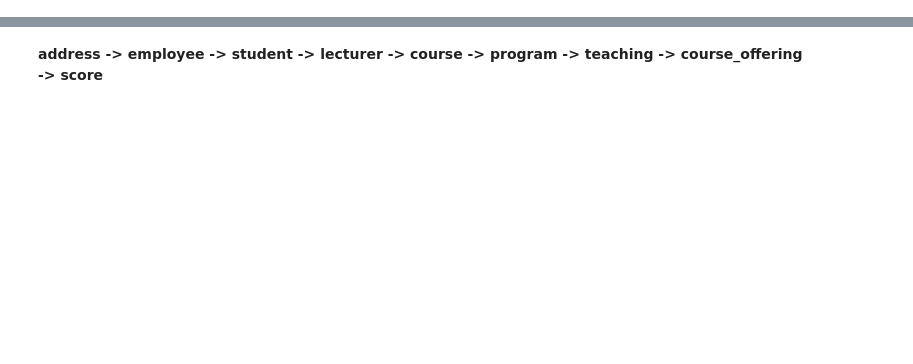
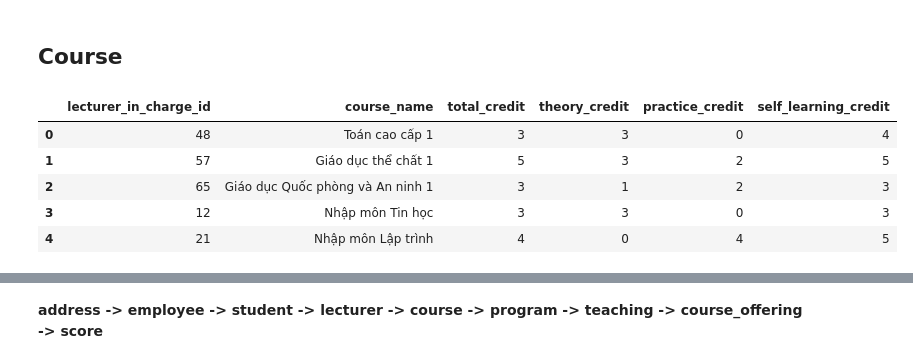
Before and after one commit to new-tech-proj/final-proj, a Jupyter notebook: insert_db.ipynb, the cells around one changed output, grey strips where cells are left out. Drawn from its saved outputs; the diff is of its cells as text; code cells hidden in the pictures; blank space fills up the shorter version.

```diff
--- a/insert_db.ipynb
+++ b/insert_db.ipynb
@@ -2,0 +120,12 @@ import pandas as pd
+# %% [markdown]
+## Course
+# %%
+course = pd.read_csv('data/course.csv')
+course.head()
+# %% [output]
+|  | lecturer_in_charge_id | course_name | total_credit | theory_credit | practice_credit | self_learning_credit |
+| 0 | 48 | Toán cao cấp 1 | 3 | 3 | 0 | 4 |
+| 1 | 57 | Giáo dục thể chất 1 | 5 | 3 | 2 | 5 |
+| 2 | 65 | Giáo dục Quốc phòng và An ninh 1 | 3 | 1 | 2 | 3 |
+| 3 | 12 | Nhập môn Tin học | 3 | 3 | 0 | 3 |
+| 4 | 21 | Nhập môn Lập trình | 4 | 0 | 4 | 5 |
```
Also changed, not shown: parts of 29 cells of this notebook, 9 other files.
